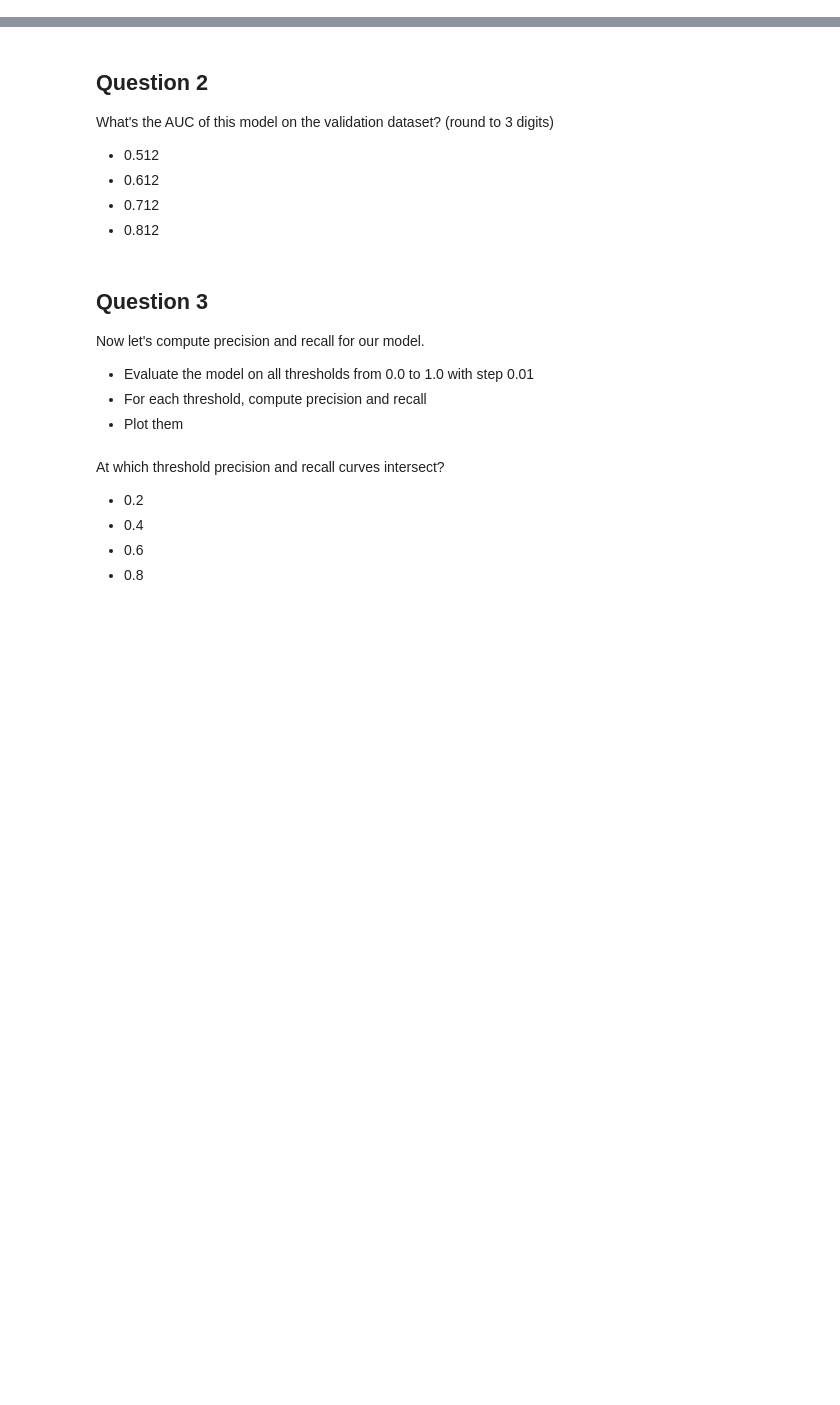
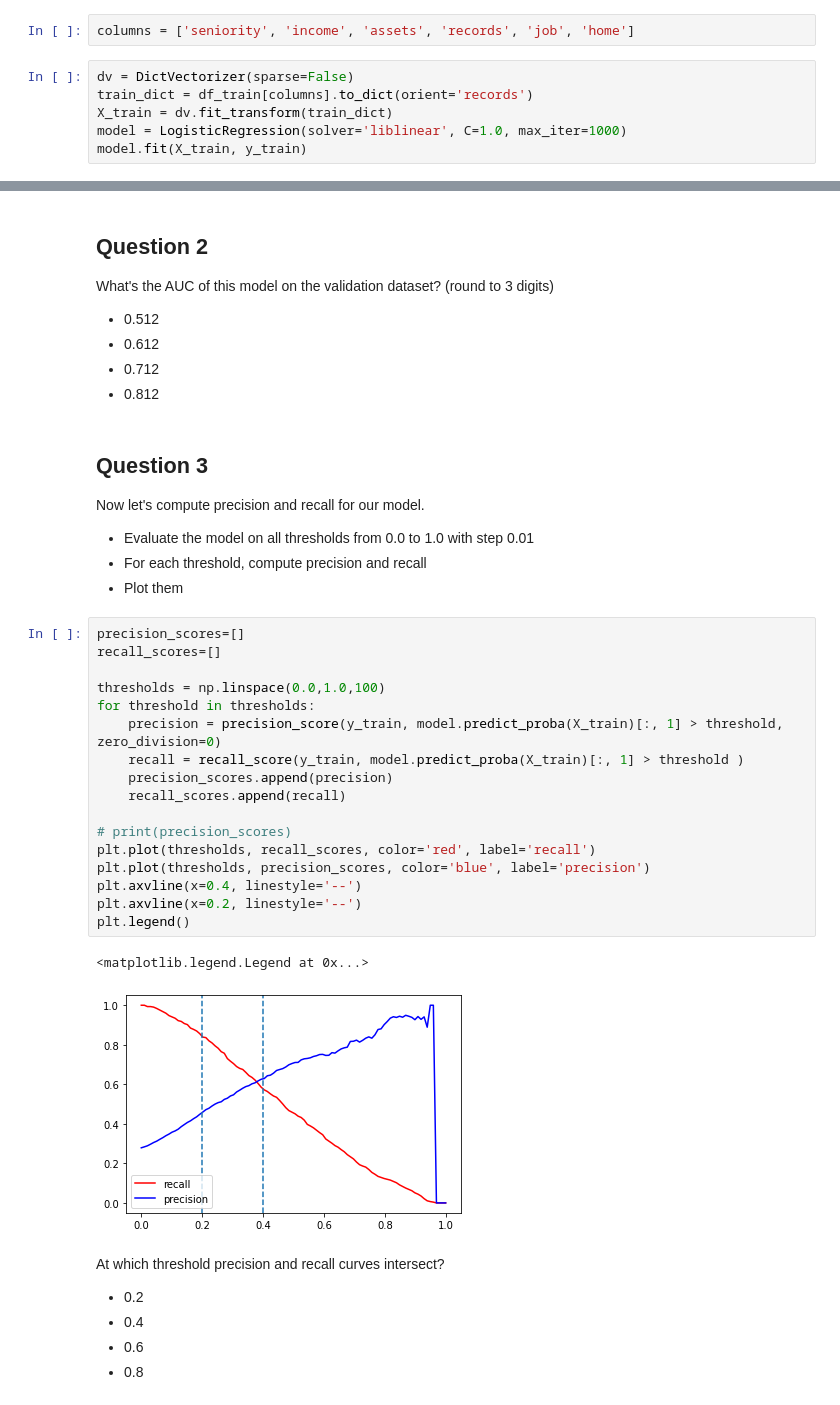
Before and after one commit to gulldan/mlbookcamp-code, a Jupyter notebook: course-zoomcamp/04-evaluation/hw-week4.ipynb, the cells around one changed output, grey strips where cells are left out. Saved outputs shown, nothing was run; the diff lists cells and outputs as text; blank space fills up the shorter version.

````diff
--- a/course-zoomcamp/04-evaluation/hw-week4.ipynb
+++ b/course-zoomcamp/04-evaluation/hw-week4.ipynb
@@ -187,3 +186,11 @@ Apply one-hot-encoding using `DictVectorizer` and train the logistic regression
 ```
 LogisticRegression(solver='liblinear', C=1.0, max_iter=1000)
 ```
+# %%
+columns = ['seniority', 'income', 'assets', 'records', 'job', 'home']
+# %%
+dv = DictVectorizer(sparse=False)
+train_dict = df_train[columns].to_dict(orient='records')
+X_train = dv.fit_transform(train_dict)
+model = LogisticRegression(solver='liblinear', C=1.0, max_iter=1000)
+model.fit(X_train, y_train)
@@ -204,6 +222,26 @@ Now let's compute precision and recall for our model.
 * Evaluate the model on all thresholds from 0.0 to 1.0 with step 0.01
 * For each threshold, compute precision and recall
 * Plot them
+# %%
+precision_scores=[]
+recall_scores=[]
+
+thresholds = np.linspace(0.0,1.0,100)
+for threshold in thresholds:
+    precision = precision_score(y_train, model.predict_proba(X_train)[:, 1] > threshold, zero_division=0)
+    recall = recall_score(y_train, model.predict_proba(X_train)[:, 1] > threshold )
+    precision_scores.append(precision)
+    recall_scores.append(recall)
+
+# print(precision_scores)
+plt.plot(thresholds, recall_scores, color='red', label='recall')
+plt.plot(thresholds, precision_scores, color='blue', label='precision')
+plt.axvline(x=0.4, linestyle='--')
+plt.axvline(x=0.2, linestyle='--')
+plt.legend()
+# %% [output]
+<matplotlib.legend.Legend at 0x...>
+[figure, added]
 # %% [markdown]
 At which threshold precision and recall curves intersect?
 
````
Also changed, not shown: parts of 6 cells of this notebook.
